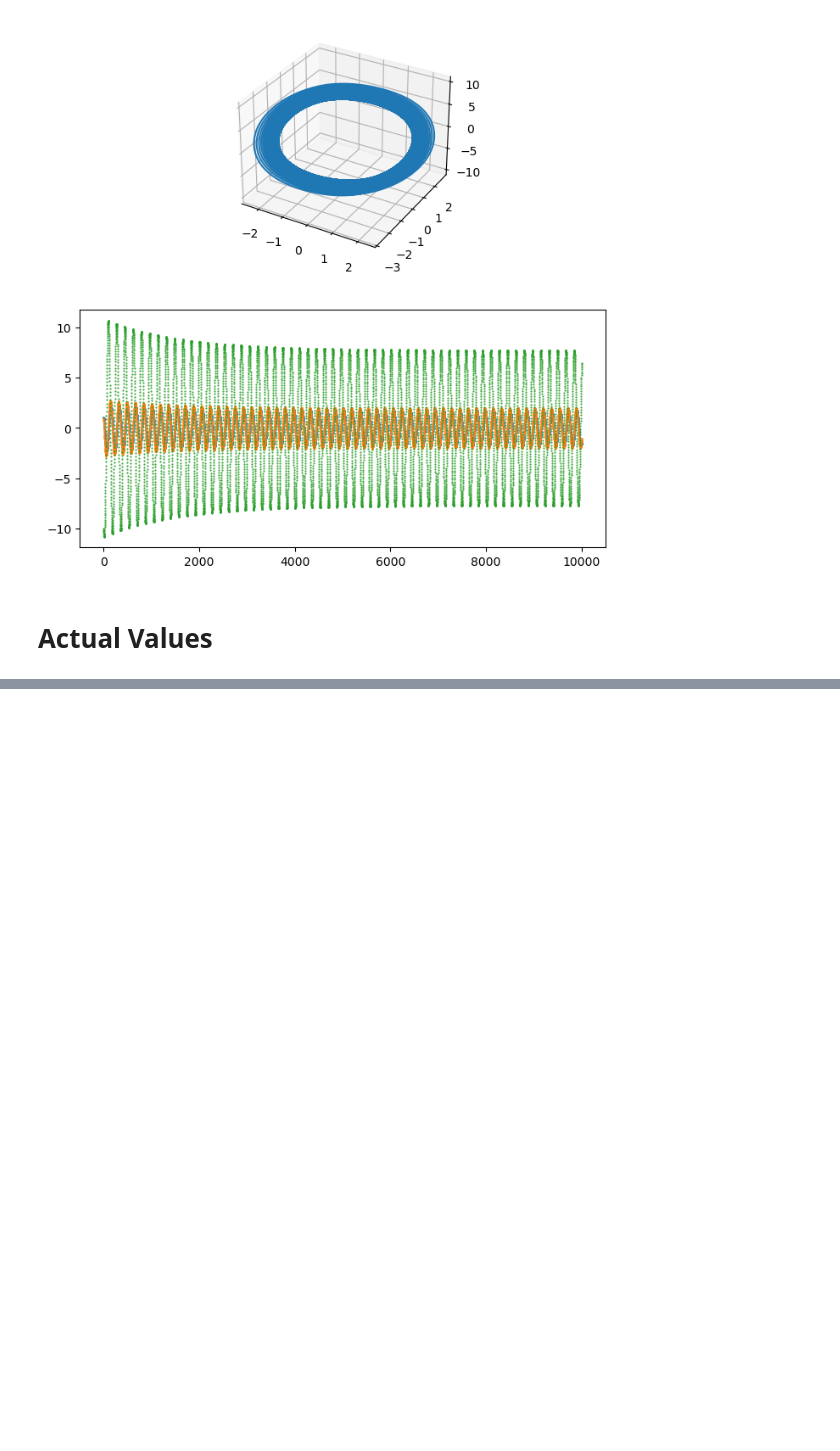
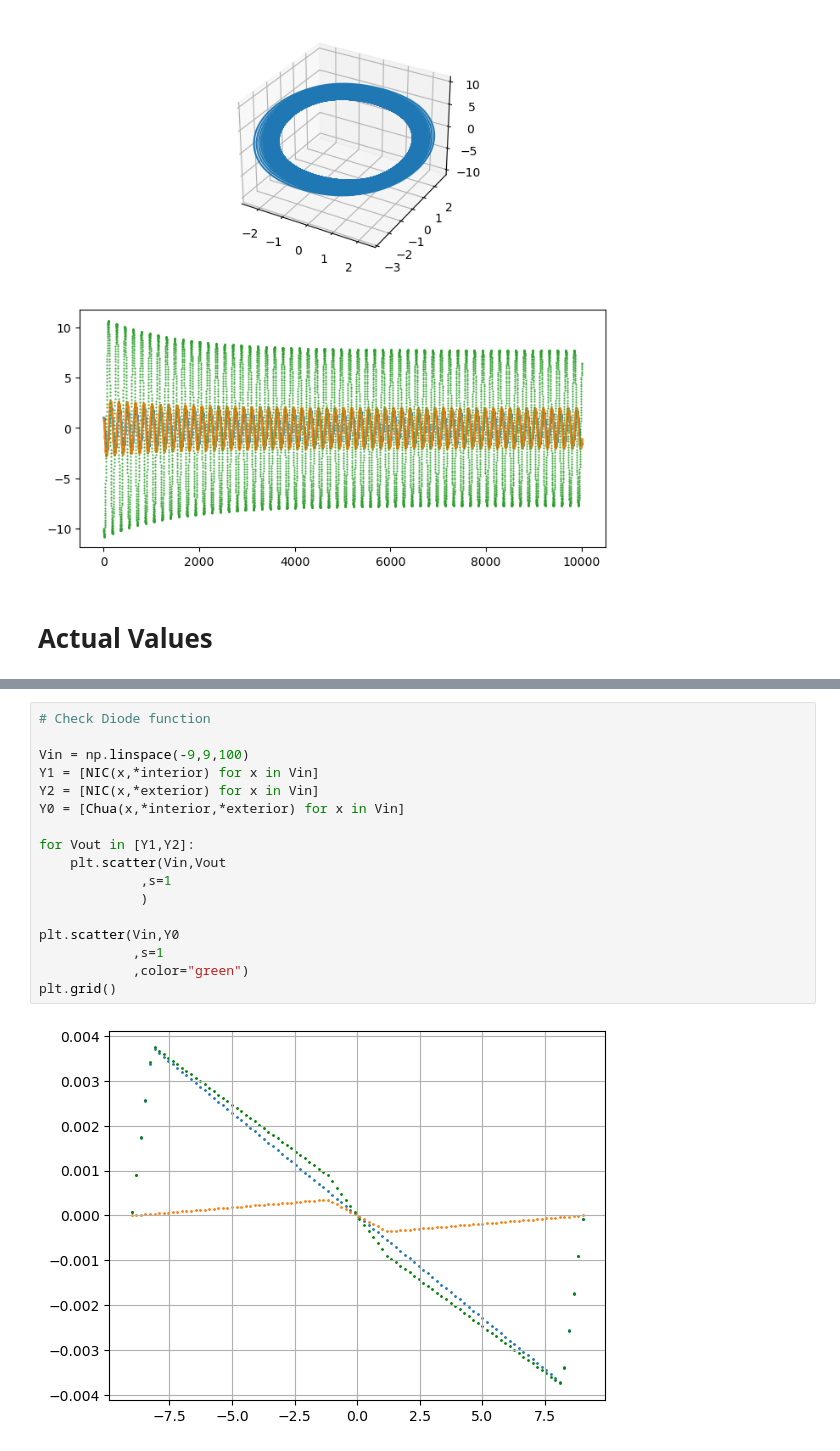
Before and after one commit to Chwanhee/Metrology, a Jupyter notebook: Report_2/Autonomous_Chua.ipynb, the cells around one changed output, grey strips where cells are left out. Cells and saved outputs as stored; diff of their text form; blank space fills up the shorter version.

```diff
--- a/Report_2/Autonomous_Chua.ipynb
+++ b/Report_2/Autonomous_Chua.ipynb
@@ -129,0 +165,19 @@ plt.grid()
+# %%
+# Check Diode function
+
+Vin = np.linspace(-9,9,100)
+Y1 = [NIC(x,*interior) for x in Vin]
+Y2 = [NIC(x,*exterior) for x in Vin]
+Y0 = [Chua(x,*interior,*exterior) for x in Vin]
+
+for Vout in [Y1,Y2]:
+    plt.scatter(Vin,Vout
+             ,s=1
+             )
+
+plt.scatter(Vin,Y0
+            ,s=1
+            ,color="green")
+plt.grid()
+# %% [output]
+[figure, added]
```
Also changed, not shown: parts of 5 cells of this notebook.
